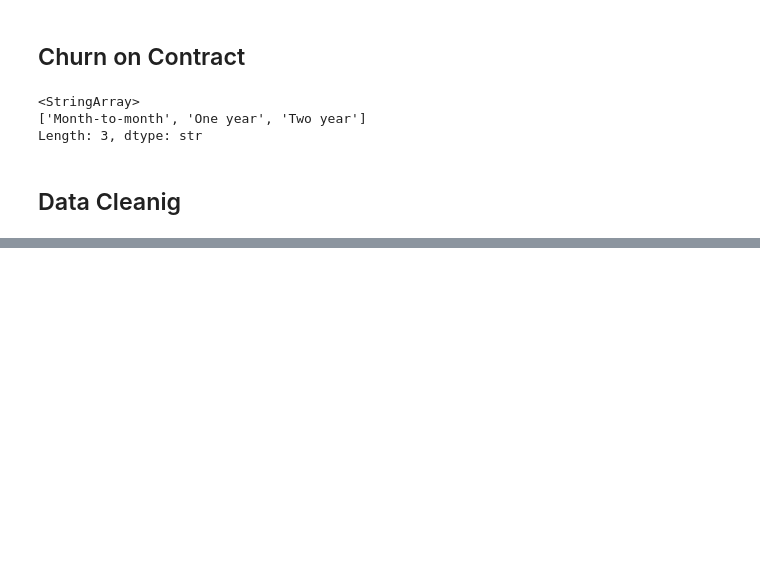
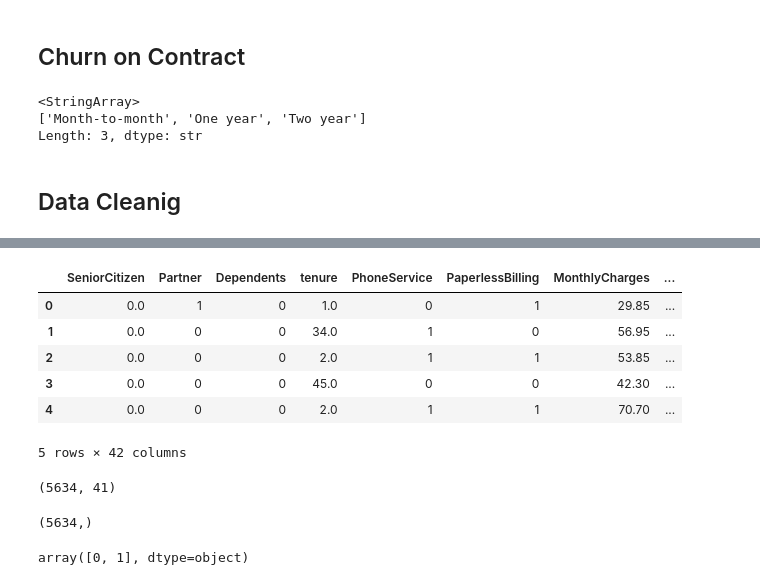
Before and after one commit to rzadrzi/customer_churn_analysis, a Jupyter notebook: customer_churn_analysis.ipynb, the cells around one changed output, grey strips where cells are left out. Saved outputs shown, nothing was run; the diff lists cells and outputs as text; code cells hidden in the pictures; blank space fills up the shorter version.

```diff
--- a/customer_churn_analysis.ipynb
+++ b/customer_churn_analysis.ipynb
@@ -346,0 +356,8 @@ ratio of no in test set: 73.46%
+# %%
+cat_ = ['gender', 'MultipleLines', 'InternetService', 'OnlineSecurity', 'OnlineBackup', 'DeviceProtection', 'TechSupport', 'StreamingTV',  'StreamingMovies',  'Contract', 'PaymentMethod']
+# %%
+from sklearn.preprocessing import OneHotEncoder
+one_hot_encoder = OneHotEncoder(sparse_output=False)
+encoded_array = one_hot_encoder.fit_transform(df[cat_])
+# %%
+df_cat = pd.DataFrame(encoded_array, columns=one_hot_encoder.get_feature_names_out(), index=df.index)
@@ -346,0 +374,12 @@ ratio of no in test set: 73.46%
+# %%
+df_new  = df.drop(cat_, axis=1)
+df = pd.concat([df_new, df_cat], axis=1)
+df.head()
+# %% [output]
+|  | SeniorCitizen | Partner | Dependents | tenure | PhoneService | PaperlessBilling | MonthlyCharges | ... |
+| 0 | 0.0 | 1 | 0 | 1.0 | 0 | 1 | 29.85 | ... |
+| 1 | 0.0 | 0 | 0 | 34.0 | 1 | 0 | 56.95 | ... |
+| 2 | 0.0 | 0 | 0 | 2.0 | 1 | 1 | 53.85 | ... |
+| 3 | 0.0 | 0 | 0 | 45.0 | 0 | 0 | 42.30 | ... |
+| 4 | 0.0 | 0 | 0 | 2.0 | 1 | 1 | 70.70 | ... |
+5 rows × 42 columns
@@ -346,0 +393,12 @@ ratio of no in test set: 73.46%
+# %%
+X_train.shape
+# %% [output]
+(5634, 41)
+# %%
+y_train.shape
+# %% [output]
+(5634,)
+# %%
+y_train.unique()
+# %% [output]
+array([0, 1], dtype=object)
```
Also changed, not shown: parts of 14 cells of this notebook.
